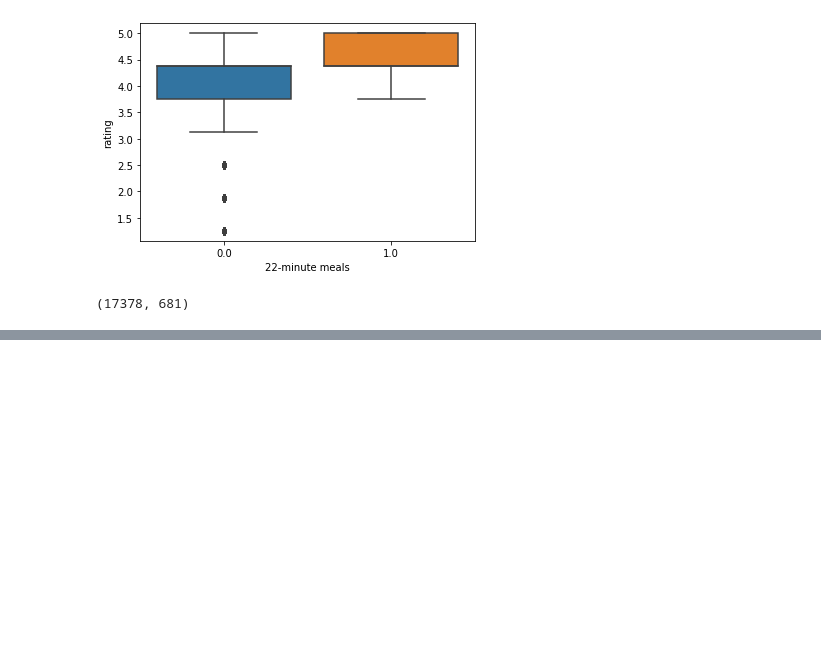
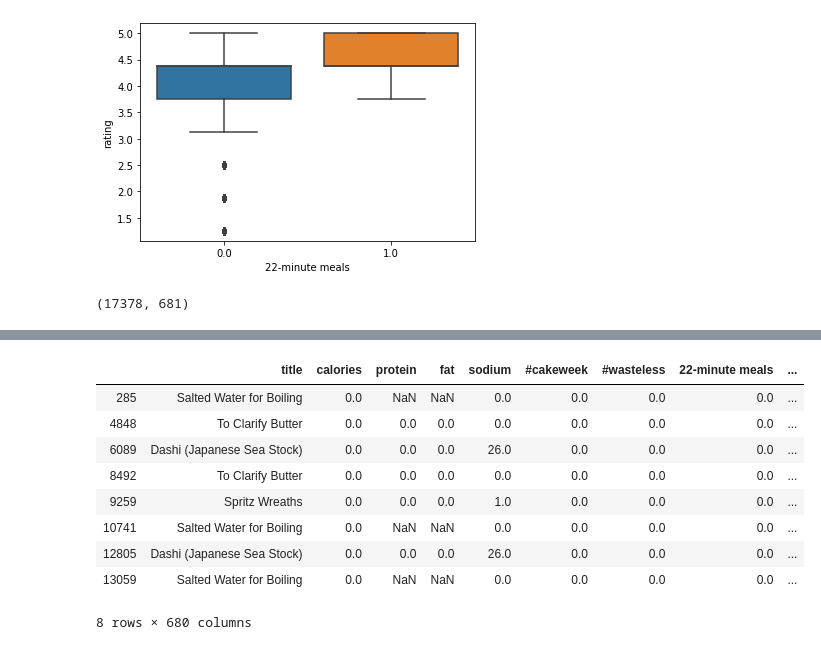
Before and after one commit to ivesulca/Recipe_Rating_Prediction, a Jupyter notebook: finalproj_bw_dataclean.ipynb, the cells around one changed output, grey strips where cells are left out. Cells and saved outputs as stored; diff of their text form; code cells hidden in the pictures; blank space fills up the shorter version.

```diff
--- a/finalproj_bw_dataclean.ipynb
+++ b/finalproj_bw_dataclean.ipynb
@@ -300,0 +430,15 @@ X.shape
+# %%
+# checking out calories = 0
+
+data_pd.loc[data_pd["calories"] == 0]
+# %% [output]
+|  | title | calories | protein | fat | sodium | #cakeweek | #wasteless | 22-minute meals | ... |
+| 285 | Salted Water for Boiling | 0.0 | NaN | NaN | 0.0 | 0.0 | 0.0 | 0.0 | ... |
+| 4848 | To Clarify Butter | 0.0 | 0.0 | 0.0 | 0.0 | 0.0 | 0.0 | 0.0 | ... |
+| 6089 | Dashi (Japanese Sea Stock) | 0.0 | 0.0 | 0.0 | 26.0 | 0.0 | 0.0 | 0.0 | ... |
+| 8492 | To Clarify Butter | 0.0 | 0.0 | 0.0 | 0.0 | 0.0 | 0.0 | 0.0 | ... |
+| 9259 | Spritz Wreaths | 0.0 | 0.0 | 0.0 | 1.0 | 0.0 | 0.0 | 0.0 | ... |
+| 10741 | Salted Water for Boiling | 0.0 | NaN | NaN | 0.0 | 0.0 | 0.0 | 0.0 | ... |
+| 12805 | Dashi (Japanese Sea Stock) | 0.0 | 0.0 | 0.0 | 26.0 | 0.0 | 0.0 | 0.0 | ... |
+| 13059 | Salted Water for Boiling | 0.0 | NaN | NaN | 0.0 | 0.0 | 0.0 | 0.0 | ... |
+8 rows × 680 columns
```
Also changed, not shown: parts of 15 cells of this notebook.
